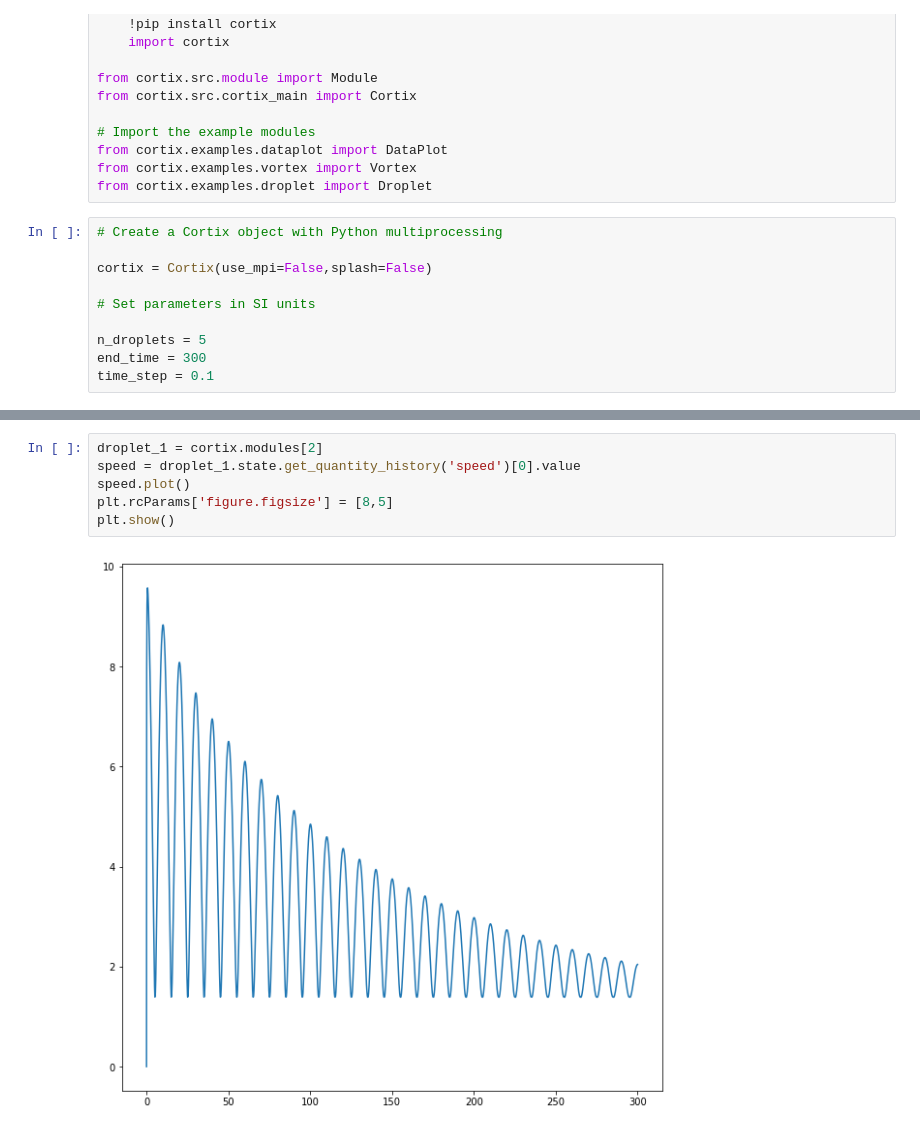
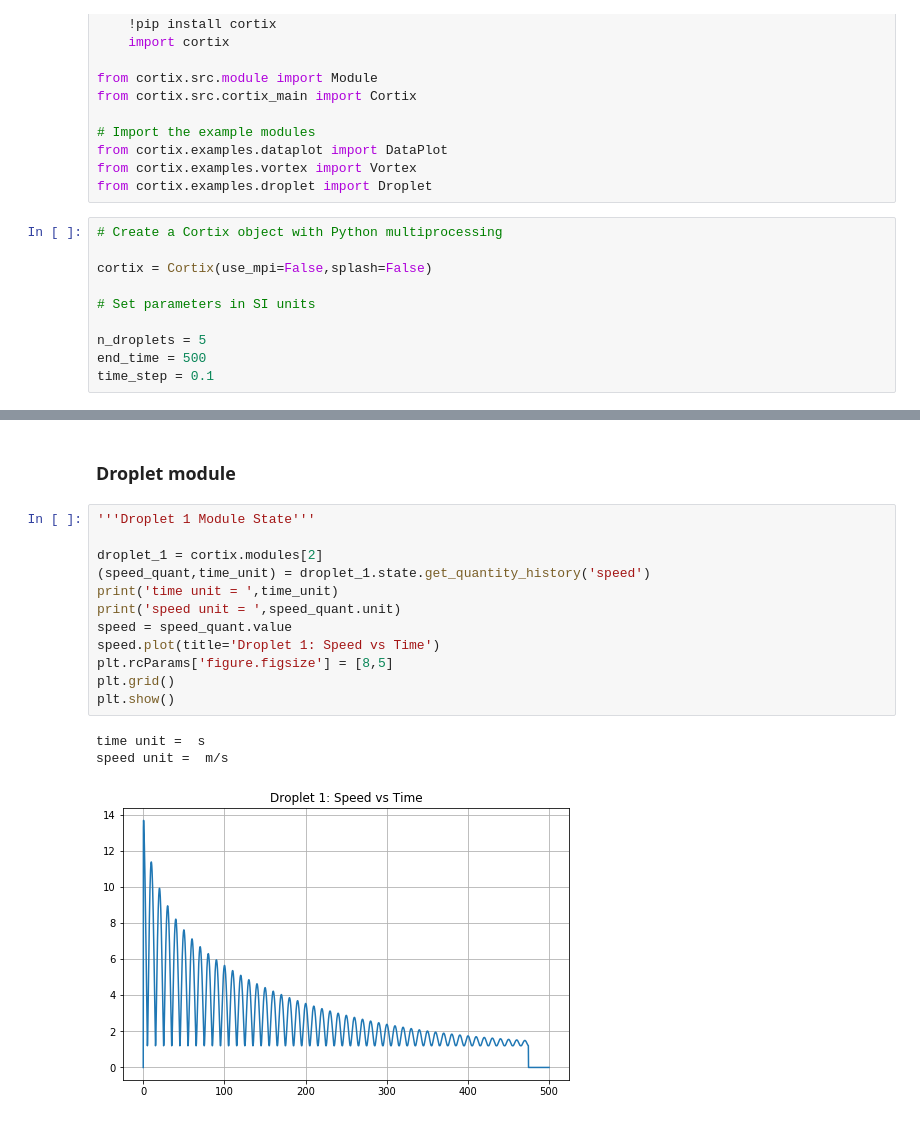
Before and after one commit to dpploy/cortix-nb, a Jupyter notebook: run_droplet.ipynb, the cells around one changed output, grey strips where cells are left out. Saved outputs shown, nothing was run; the diff lists cells and outputs as text.

```diff
--- a/run_droplet.ipynb
+++ b/run_droplet.ipynb
@@ -32,6 +44,6 @@ cortix = Cortix(use_mpi=False,splash=False)
 # Set parameters in SI units
 
 n_droplets = 5
-end_time = 300
+end_time = 500
 time_step = 0.1
 # %% [output]
@@ -139,8 +155,18 @@ plt.show()
+# %% [markdown]
+### Droplet module<a id="droplet"></a>
 # %%
+'''Droplet 1 Module State'''
+
 droplet_1 = cortix.modules[2]
-speed = droplet_1.state.get_quantity_history('speed')[0].value
-speed.plot()
+(speed_quant,time_unit) = droplet_1.state.get_quantity_history('speed')
+print('time unit = ',time_unit)
+print('speed unit = ',speed_quant.unit)
+speed = speed_quant.value
+speed.plot(title='Droplet 1: Speed vs Time')
 plt.rcParams['figure.figsize'] = [8,5]
+plt.grid()
 plt.show()
 # %% [output]
+time unit =  s
+speed unit =  m/s
-[figure, old version]
+[figure, new version]
```
Also changed, not shown: parts of 18 cells of this notebook.
